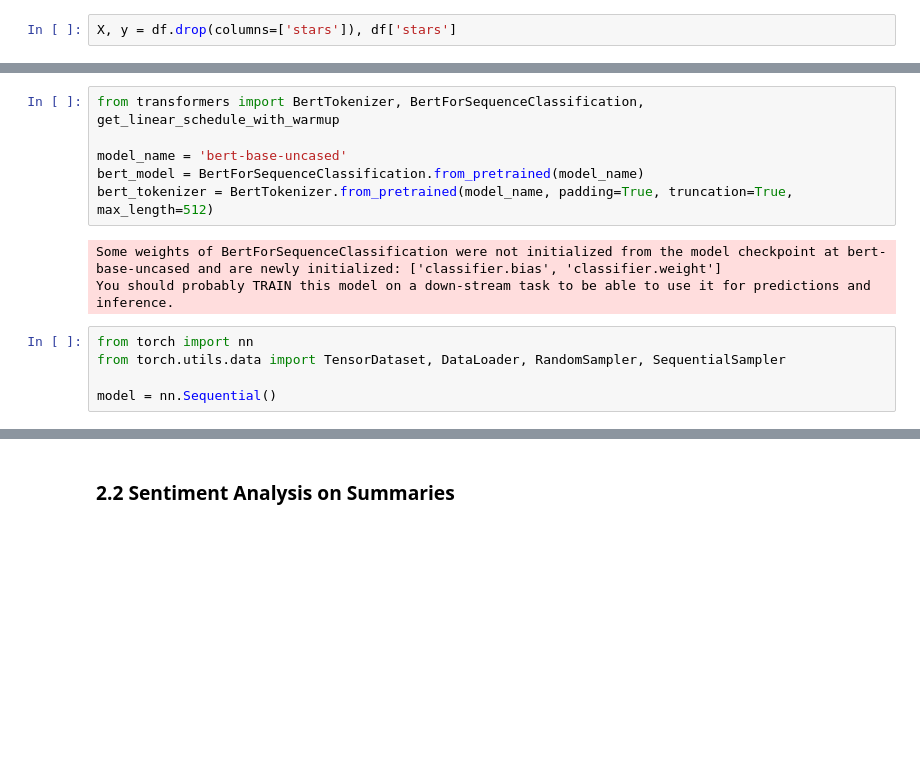
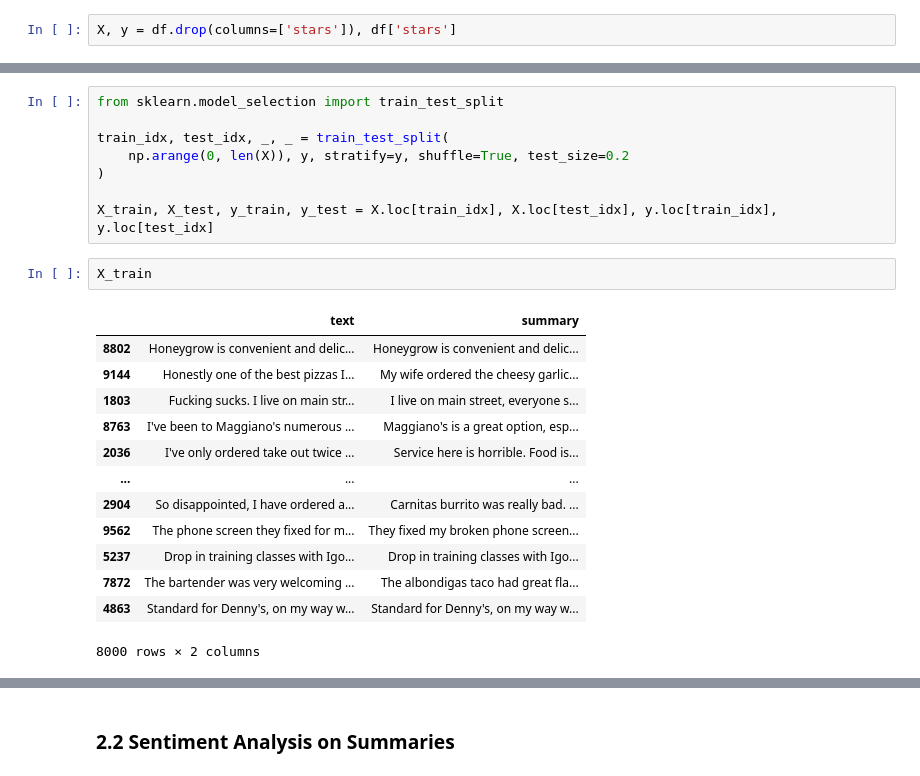
Before and after one commit to raian621/FinalProjectNLP, a Jupyter notebook: FinalProjectNLP.ipynb, the cells around one changed output, grey strips where cells are left out. Cells and saved outputs as stored; diff of their text form; blank space fills up the shorter version.

```diff
--- a/FinalProjectNLP.ipynb
+++ b/FinalProjectNLP.ipynb
@@ -449,14 +323,24 @@ accuracy:  0.5302999999999999
-# %%
-from transformers import BertTokenizer, BertForSequenceClassification, get_linear_schedule_with_warmup
-
-model_name = 'bert-base-uncased'
-bert_model = BertForSequenceClassification.from_pretrained(model_name)
-bert_tokenizer = BertTokenizer.from_pretrained(model_name, padding=True, truncation=True, max_length=512)
-# %% [output]
-Some weights of BertForSequenceClassification were not initialized from the model checkpoint at bert-base-uncased and are newly initialized: ['classifier.bias', 'classifier.weight']
-You should probably TRAIN this model on a down-stream task to be able to use it for predictions and inference.
-# %%
-from torch import nn
-from torch.utils.data import TensorDataset, DataLoader, RandomSampler, SequentialSampler
-
-model = nn.Sequential()
+# %%
+from sklearn.model_selection import train_test_split
+
+train_idx, test_idx, _, _ = train_test_split(
+    np.arange(0, len(X)), y, stratify=y, shuffle=True, test_size=0.2
+)
+
+X_train, X_test, y_train, y_test = X.loc[train_idx], X.loc[test_idx], y.loc[train_idx], y.loc[test_idx]
+# %%
+X_train
+# %% [output]
+|  | text | summary |
+| 8802 | Honeygrow is convenient and delic... | Honeygrow is convenient and delic... |
+| 9144 | Honestly one of the best pizzas I... | My wife ordered the cheesy garlic... |
+| 1803 | Fucking sucks. I live on main str... | I live on main street, everyone s... |
+| 8763 | I've been to Maggiano's numerous ... | Maggiano's is a great option, esp... |
+| 2036 | I've only ordered take out twice ... | Service here is horrible. Food is... |
+| ... | ... | ... |
+| 2904 | So disappointed, I have ordered a... | Carnitas burrito was really bad. ... |
+| 9562 | The phone screen they fixed for m... | They fixed my broken phone screen... |
+| 5237 | Drop in training classes with Igo... | Drop in training classes with Igo... |
+| 7872 | The bartender was very welcoming ... | The albondigas taco had great fla... |
+| 4863 | Standard for Denny's, on my way w... | Standard for Denny's, on my way w... |
+8000 rows × 2 columns
```
Also changed, not shown: parts of 52 cells of this notebook, 2 other files.
